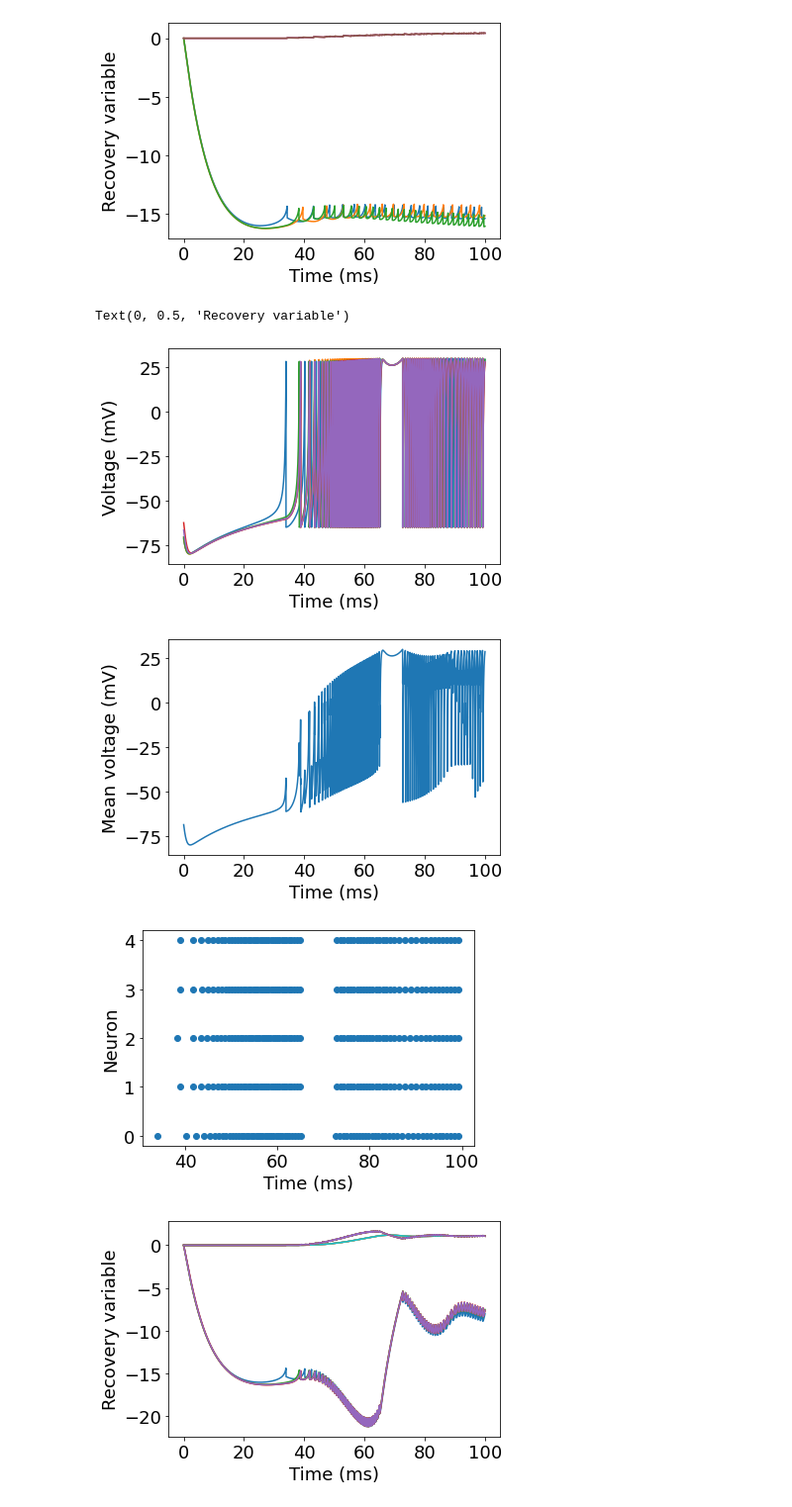
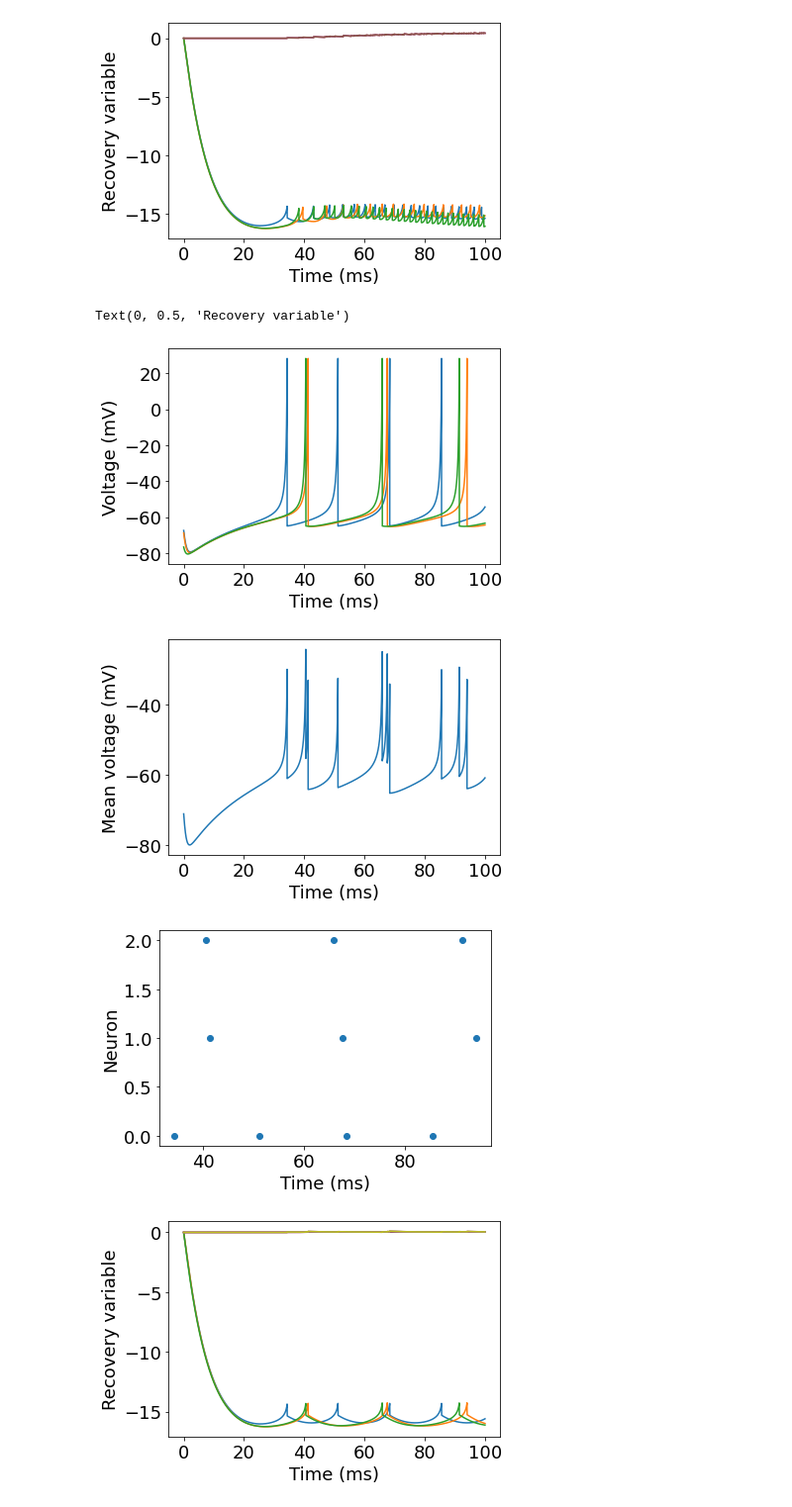
Before and after one commit to davidkelly2002/Final-Year-Project, a Jupyter notebook: Basic Neuron Model.ipynb, the cells around one changed output. Shown at 99% size. Saved outputs shown, nothing was run; the diff lists cells and outputs as text; code cells hidden in the pictures.

```diff
--- a/Basic Neuron Model.ipynb
+++ b/Basic Neuron Model.ipynb
@@ -419,7 +418,7 @@ import scipy.stats as stats
 
 np.random.seed(101)
 
-N = 5
+N = 3
 T = 100
 M = 50000
 dt = 0.005
@@ -433,7 +432,7 @@ d = -1
 v_reset = c
 v_thresh = 30
 
-kappa = 10
+kappa = 0.001
 vsyn = 0
 tauS = 10
 
@@ -505,37 +504,37 @@ while i < M and t0 < T:
         spike_times[spikeCounter, :] = [t0, spike]
         spikeCounter += 1
         i += 1
 
 colours = sns.color_palette('deep')
 font = {'family': 'Times', 'weight': 'normal', 'size': 18}
 plt.rc('font', **font)
 
 plt.figure()
 plt.plot(t_all, y_all[:N, :].T)
 plt.xlabel('Time (ms)')
 plt.ylabel('Voltage (mV)')
 
 plt.figure()
 plt.plot(t_all, y_all[:N, :].mean(axis=0))
 plt.xlabel('Time (ms)')
 plt.ylabel('Mean voltage (mV)')
 
 spike_times = spike_times[:spikeCounter, :]
 plt.figure()
 plt.scatter(spike_times[:, 0], spike_times[:, 1])
 plt.xlabel('Time (ms)')
 plt.ylabel('Neuron')
 
 plt.figure()
 plt.plot(t_all, y_all[N:, :].T)
 plt.xlabel('Time (ms)')
 plt.ylabel('Recovery variable')
 # %% [output]
 Text(0, 0.5, 'Recovery variable')
-[figure, old version]
+[figure, new version]
-[figure, old version]
+[figure, new version]
-[figure, old version]
+[figure, new version]
-[figure, old version]
+[figure, new version]
 # %%
 # Making neuron sparsely connected for second order synaptic term
 
```
Also changed, not shown: parts of 3 cells of this notebook.
